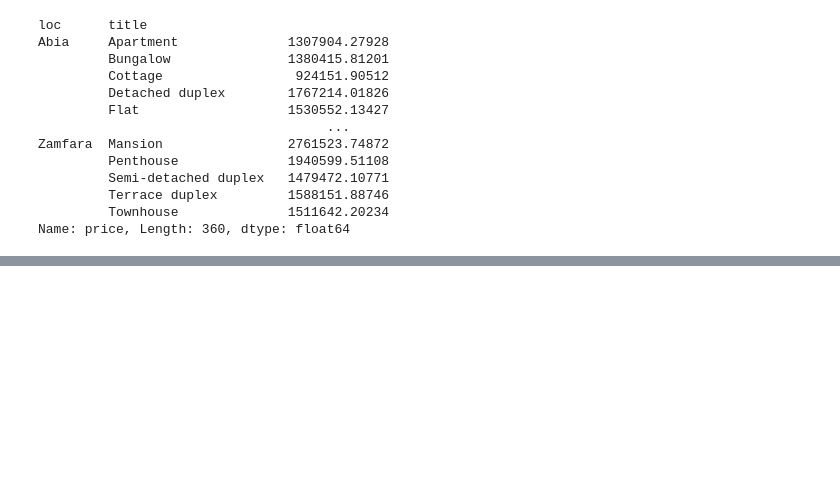
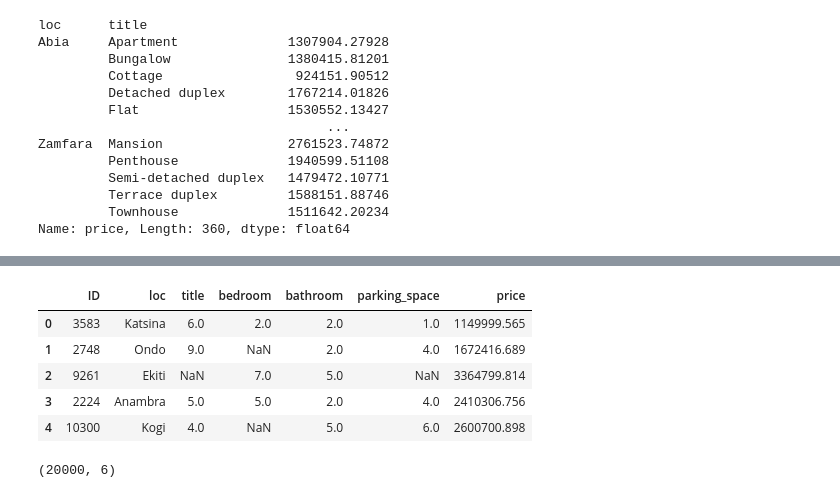
Before and after one commit to michaji/DSN-AI-Bootcamp-2023-Qualification-Hackathon, a Jupyter notebook: Housing.ipynb, the cells around one changed output, grey strips where cells are left out. Cells and saved outputs as stored; diff of their text form; code cells hidden in the pictures; blank space fills up the shorter version.

```diff
--- a/Housing.ipynb
+++ b/Housing.ipynb
@@ -341,0 +369,3 @@ left_count.index.values, left_count['User ID']
+# %%
+train_df = train.copy()
+test_df = test.copy()
@@ -341,0 +570,9 @@ left_count.index.values, left_count['User ID']
+# %%
+train_df.head()
+# %% [output]
+|  | ID | loc | title | bedroom | bathroom | parking_space | price |
+| 0 | 3583 | Katsina | 6.0 | 2.0 | 2.0 | 1.0 | 1149999.565 |
+| 1 | 2748 | Ondo | 9.0 | NaN | 2.0 | 4.0 | 1672416.689 |
+| 2 | 9261 | Ekiti | NaN | 7.0 | 5.0 | NaN | 3364799.814 |
+| 3 | 2224 | Anambra | 5.0 | 5.0 | 2.0 | 4.0 | 2410306.756 |
+| 4 | 10300 | Kogi | 4.0 | NaN | 5.0 | 6.0 | 2600700.898 |
@@ -341,0 +581,4 @@ left_count.index.values, left_count['User ID']
+# %%
+df.shape
+# %% [output]
+(20000, 6)
```
Also changed, not shown: parts of 50 cells of this notebook.
